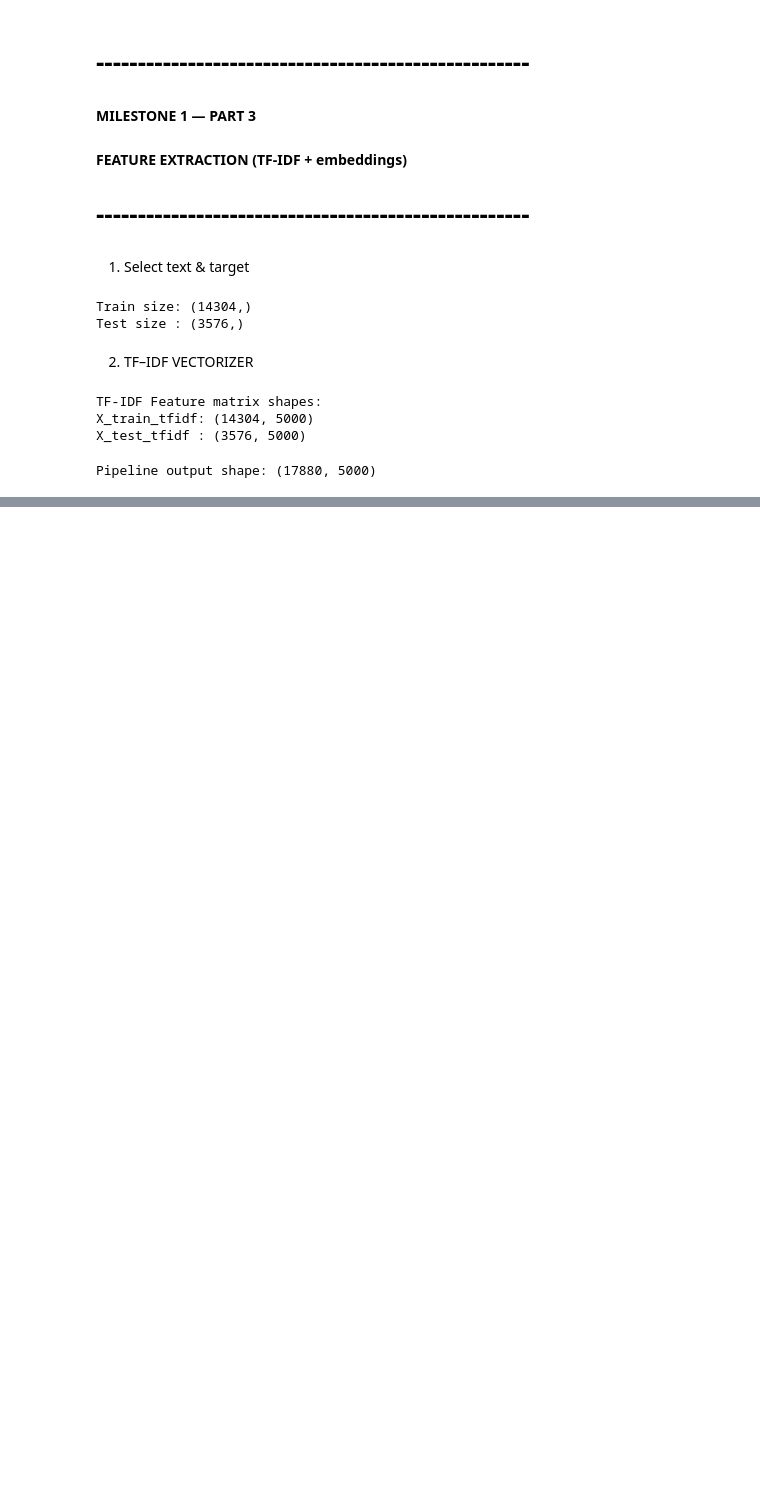
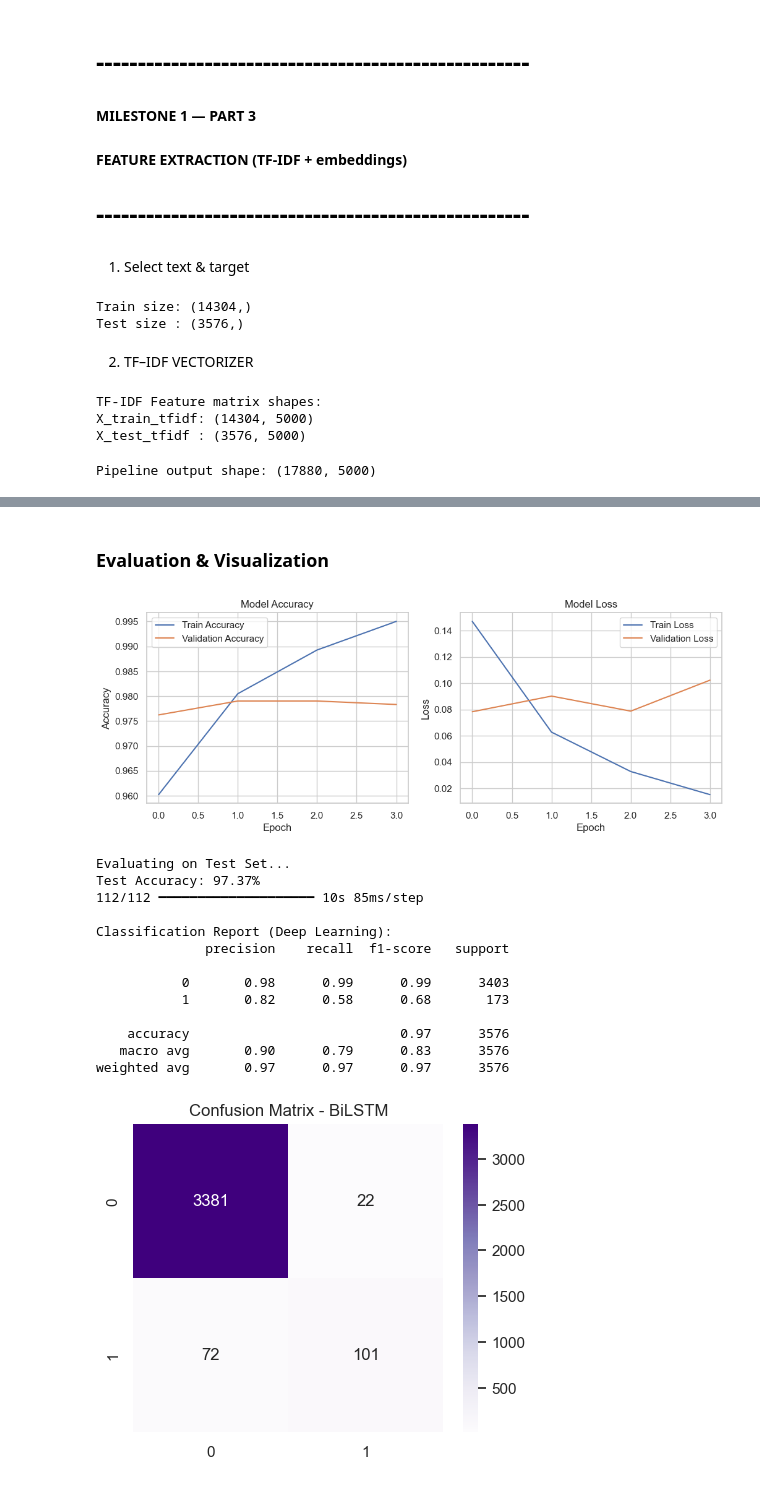
Before and after one commit to Palkinn/palkin_job_detection1, a Jupyter notebook: job_prediction.ipynb, the cells around one changed output, grey strips where cells are left out. Saved outputs shown, nothing was run; the diff lists cells and outputs as text; code cells hidden in the pictures; blank space fills up the shorter version.

```diff
--- a/job_prediction.ipynb
+++ b/job_prediction.ipynb
@@ -397,0 +690,15 @@ Pipeline output shape: (17880, 5000)
+# %%
+# 3. TRAIN MODEL
+
+# Early Stopping: Stop training if validation loss doesn't improve for 3 epochs
+early_stop = EarlyStopping(monitor='val_loss', patience=3, restore_best_weights=True)
+
+print("Starting Training...")
+history = model.fit(
+    X_train_seq, y_train_seq,
+    epochs=10,                # Maximum epochs
+    batch_size=32,            # Batch size
+    validation_split=0.1,     # 10% of training data for validation
+    callbacks=[early_stop],   # Early stopping callback
+    verbose=1
+)
@@ -397,0 +715,61 @@ Pipeline output shape: (17880, 5000)
+# %% [markdown]
+### Evaluation & Visualization
+# %%
+# 4. EVALUATION & PLOTS
+
+# Plot Training History
+plt.figure(figsize=(12, 4))
+
+# Accuracy Plot
+plt.subplot(1, 2, 1)
+plt.plot(history.history['accuracy'], label='Train Accuracy')
+plt.plot(history.history['val_accuracy'], label='Validation Accuracy')
+plt.title('Model Accuracy')
+plt.ylabel('Accuracy')
+plt.xlabel('Epoch')
+plt.legend()
+
+# Loss Plot
+plt.subplot(1, 2, 2)
+plt.plot(history.history['loss'], label='Train Loss')
+plt.plot(history.history['val_loss'], label='Validation Loss')
+plt.title('Model Loss')
+plt.ylabel('Loss')
+plt.xlabel('Epoch')
+plt.legend()
+
+plt.show()
+
+# Final Evaluation on Test Set
+print("\nEvaluating on Test Set...")
+loss, accuracy = model.evaluate(X_test_seq, y_test_seq, verbose=0)
+print(f"Test Accuracy: {accuracy*100:.2f}%")
+
+# Classification Report
+y_pred_prob = model.predict(X_test_seq)
+y_pred_dl = (y_pred_prob > 0.5).astype(int)
+
+print("\nClassification Report (Deep Learning):")
+print(classification_report(y_test_seq, y_pred_dl))
+
+# Confusion Matrix
+plt.figure(figsize=(5,4))
+sns.heatmap(confusion_matrix(y_test_seq, y_pred_dl), annot=True, fmt='d', cmap='Purples')
+plt.title("Confusion Matrix - BiLSTM")
+plt.show()
+# %% [output]
+[figure, added]
+Evaluating on Test Set...
+Test Accuracy: 97.37%
+112/112 ━━━━━━━━━━━━━━━━━━━━ 10s 85ms/step
+
+Classification Report (Deep Learning):
+              precision    recall  f1-score   support
+
+           0       0.98      0.99      0.99      3403
+           1       0.82      0.58      0.68       173
+
+    accuracy                           0.97      3576
+   macro avg       0.90      0.79      0.83      3576
+weighted avg       0.97      0.97      0.97      3576
+[figure, added]
```
Also changed, not shown: parts of 19 cells of this notebook, 13 other files.
